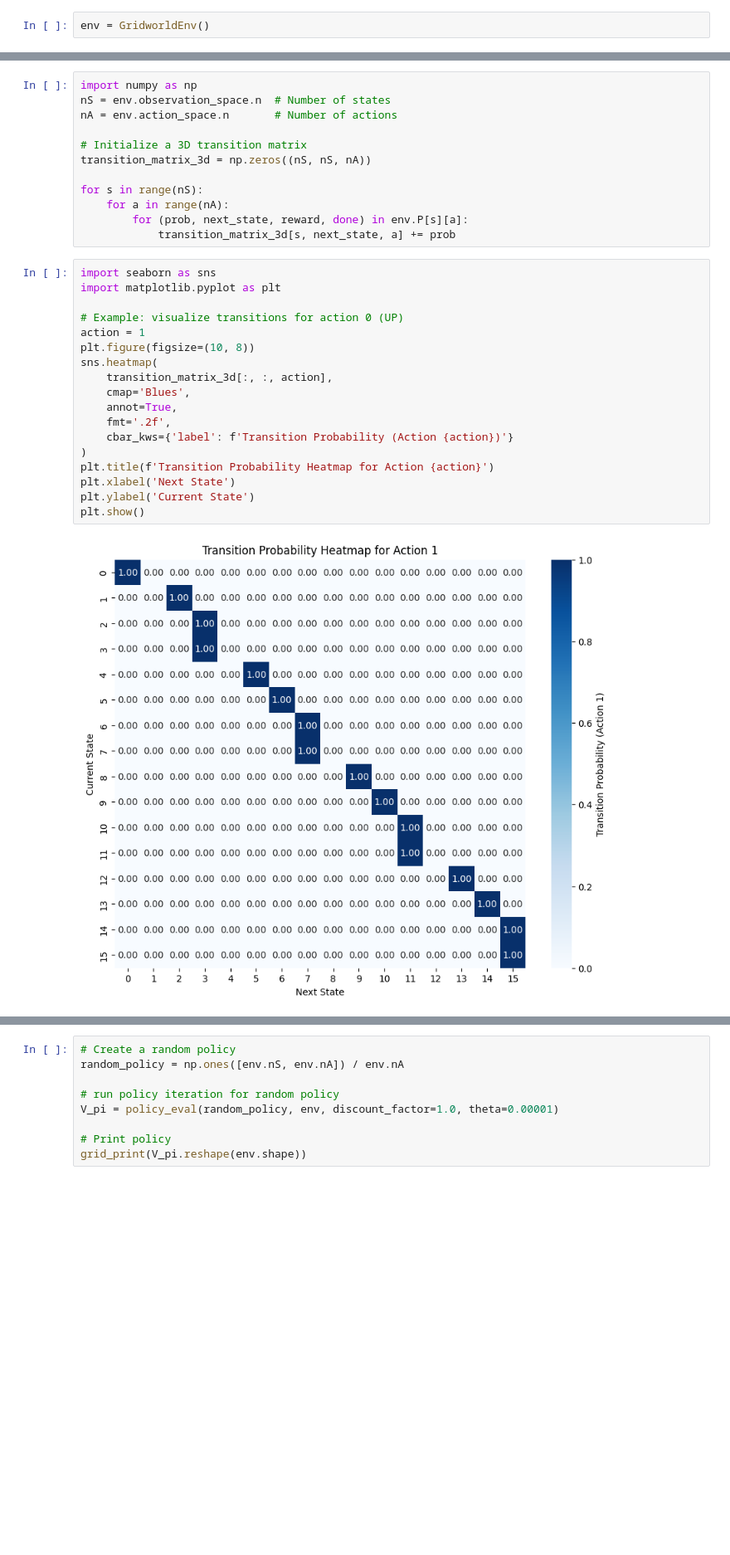
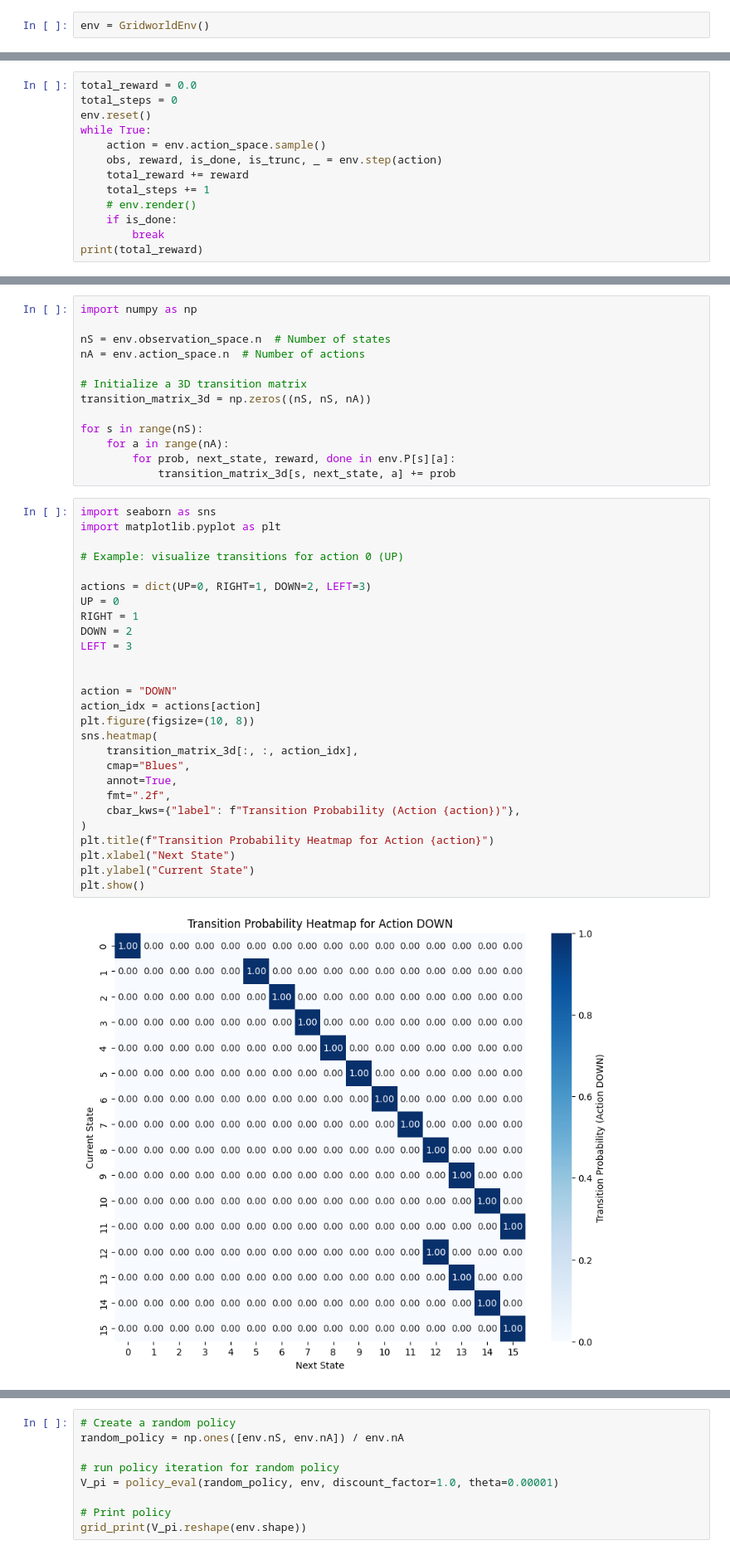
Before and after one commit to warisa-cmu/rl-training-2025-codes, a Jupyter notebook: src/T02_model_based/S01.ipynb, the cells around one changed output, grey strips where cells are left out. Shown at 83% size. Drawn from its saved outputs; the diff is of its cells as text; blank space fills up the shorter version.

```diff
--- a/src/T02_model_based/S01.ipynb
+++ b/src/T02_model_based/S01.ipynb
@@ -8,0 +20,13 @@ env.reset()
+# %%
+total_reward = 0.0
+total_steps = 0
+env.reset()
+while True:
+    action = env.action_space.sample()
+    obs, reward, is_done, is_trunc, _ = env.step(action)
+    total_reward += reward
+    total_steps += 1
+    # env.render()
+    if is_done:
+        break
+print(total_reward)
@@ -9,34 +66,44 @@ env.reset()
 # %%
 import numpy as np
+
 nS = env.observation_space.n  # Number of states
-nA = env.action_space.n       # Number of actions
+nA = env.action_space.n  # Number of actions
 
 # Initialize a 3D transition matrix
 transition_matrix_3d = np.zeros((nS, nS, nA))
 
 for s in range(nS):
     for a in range(nA):
-        for (prob, next_state, reward, done) in env.P[s][a]:
+        for prob, next_state, reward, done in env.P[s][a]:
             transition_matrix_3d[s, next_state, a] += prob
 # %%
 import seaborn as sns
 import matplotlib.pyplot as plt
 
 # Example: visualize transitions for action 0 (UP)
-action = 1
+
+actions = dict(UP=0, RIGHT=1, DOWN=2, LEFT=3)
+UP = 0
+RIGHT = 1
+DOWN = 2
+LEFT = 3
+
+
+action = "DOWN"
+action_idx = actions[action]
 plt.figure(figsize=(10, 8))
 sns.heatmap(
-    transition_matrix_3d[:, :, action],
-    cmap='Blues',
+    transition_matrix_3d[:, :, action_idx],
+    cmap="Blues",
     annot=True,
-    fmt='.2f',
-    cbar_kws={'label': f'Transition Probability (Action {action})'}
+    fmt=".2f",
+    cbar_kws={"label": f"Transition Probability (Action {action})"},
 )
-plt.title(f'Transition Probability Heatmap for Action {action}')
-plt.xlabel('Next State')
-plt.ylabel('Current State')
+plt.title(f"Transition Probability Heatmap for Action {action}")
+plt.xlabel("Next State")
+plt.ylabel("Current State")
 plt.show()
 # %% [output]
-[figure, old version]
+[figure, new version]
 # %%
 # Policy Iteration
```
Also changed, not shown: parts of 14 cells of this notebook, 1 other file.
